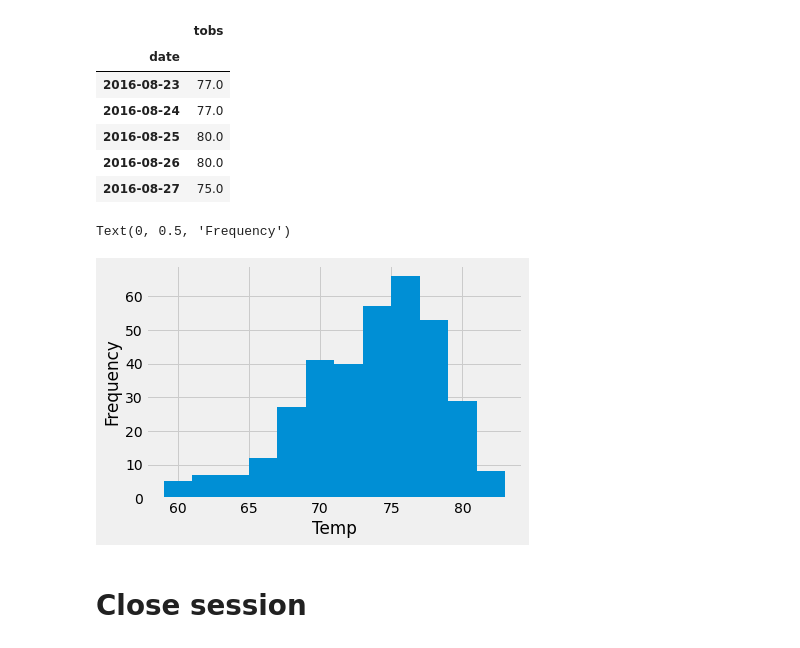
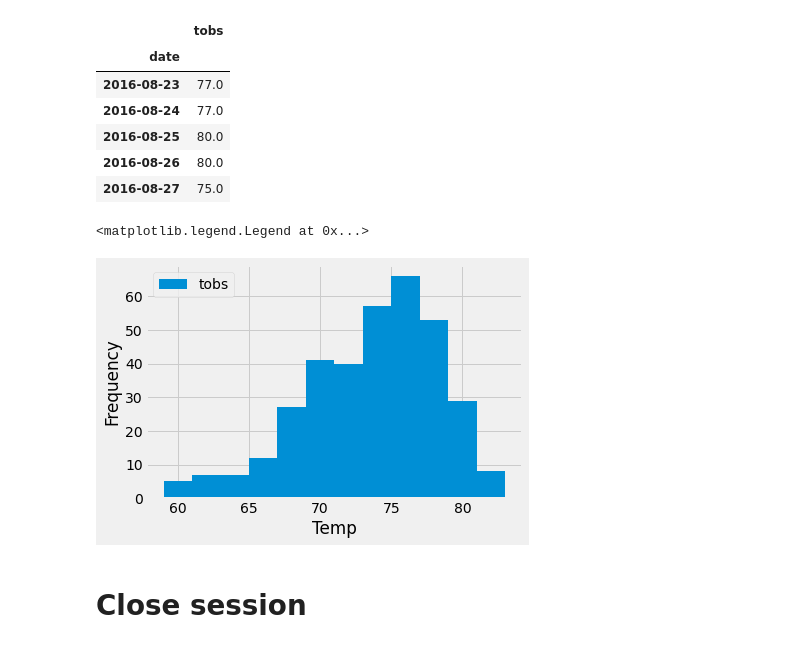
Before and after one commit to NickP20/sqlalchemy-challenge, a Jupyter notebook: climate_analysis.ipynb, the cells around one changed output. Saved outputs shown, nothing was run; the diff lists cells and outputs as text; code cells hidden in the pictures.

Commit message:
added legend

```diff
--- a/climate_analysis.ipynb
+++ b/climate_analysis.ipynb
@@ -238,10 +243,11 @@ temperature_df.head()
 # %%
 plt.hist(temperature_df, 12)
 plt.xlabel("Temp")
 plt.ylabel("Frequency")
+plt.legend(["tobs"], loc="upper left")
 # %% [output]
-Text(0, 0.5, 'Frequency')
+<matplotlib.legend.Legend at 0x...>
-[figure, old version]
+[figure, new version]
 # %% [markdown]
 # Close session
 # %%
```
Also changed, not shown: parts of 4 cells of this notebook.
